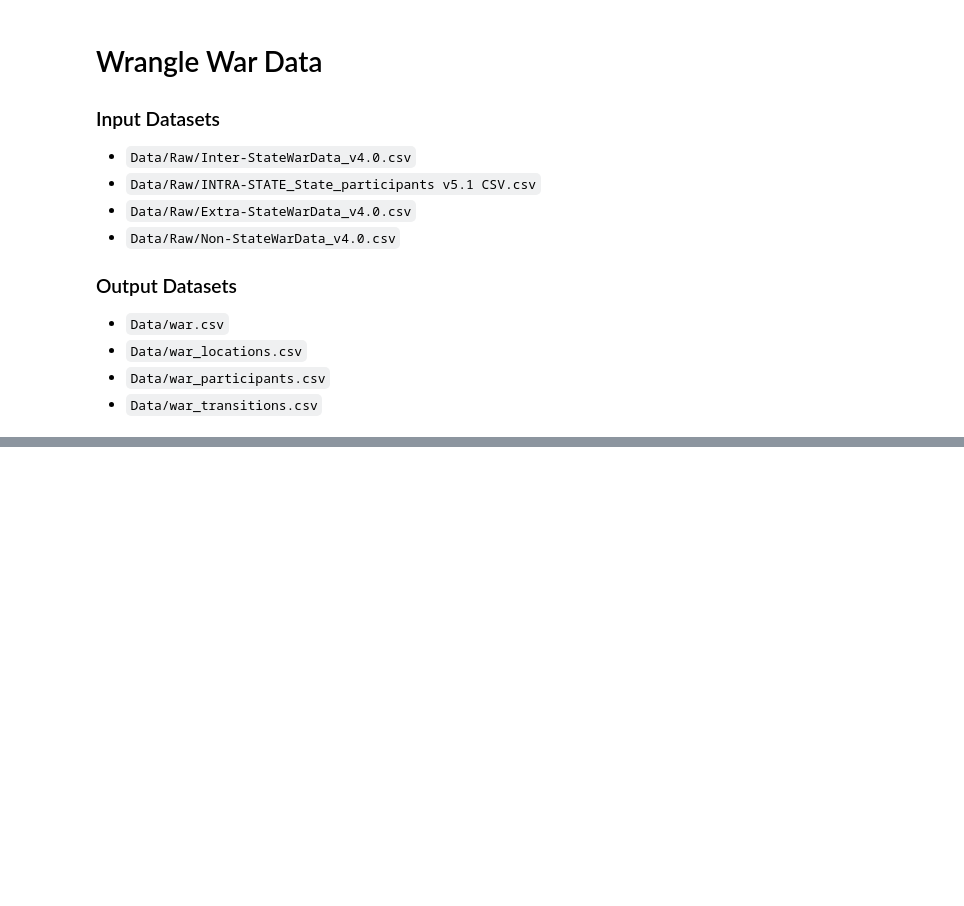
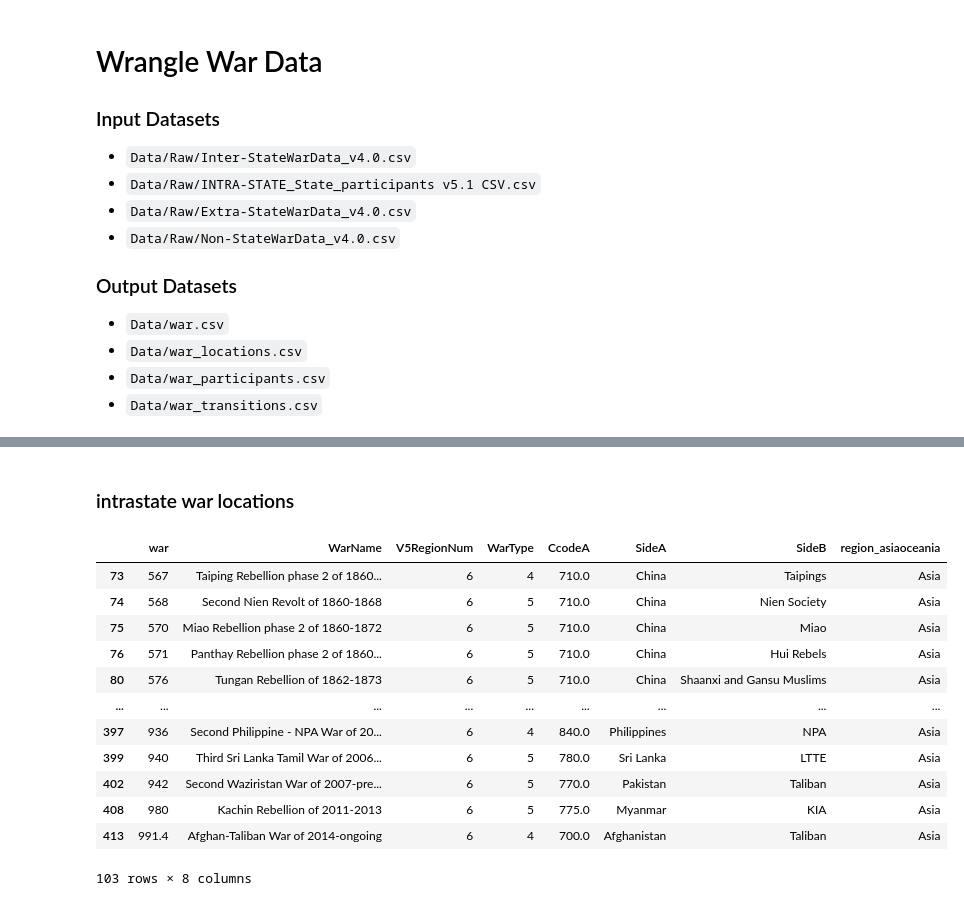
Before and after one commit to jenna-jordan/correlates-of-war, a Jupyter notebook: Wrangle/war.ipynb, the cells around one changed output, grey strips where cells are left out. Drawn from its saved outputs; the diff is of its cells as text; code cells hidden in the pictures; blank space fills up the shorter version.

Commit message:
finish war table, fix locations for intra and inter war

```diff
--- a/Wrangle/war.ipynb
+++ b/Wrangle/war.ipynb
@@ -18,10 +18,10 @@
 import pandas as pd
 import numpy as np
 # %%
-dfInterStateWar = pd.read_csv("../Data/Raw/Inter-StateWarData_v4.0.csv", encoding='utf-8', na_values=[-7, -8, -9])
-dfIntraStateWar = pd.read_csv("../Data/Raw/INTRA-STATE WARS v5.1 CSV.csv", encoding='latin-1', na_values=[-7, -8, -9])
-dfIntraStateWarPar = pd.read_csv("../Data/Raw/INTRA-STATE_State_participants v5.1 CSV.csv", encoding='latin-1', na_values=[-7, -8, -9])
-dfExtraStateWar = pd.read_csv("../Data/Raw/Extra-StateWarData_v4.0.csv", encoding='latin-1', na_values=[-7, -8, -9])
-dfNonStateWar = pd.read_csv("../Data/Raw/Non-StateWarData_v4.0.csv", encoding='utf-8', na_values=[-7, -8, -9])
+dfInterStateWar = pd.read_csv("../Data/Raw/Inter-StateWarData_v4.0.csv", encoding='utf-8', na_values=[-7, -8, -9], dtype={"WarNum": str})
+dfIntraStateWar = pd.read_csv("../Data/Raw/INTRA-STATE WARS v5.1 CSV.csv", encoding='latin-1', na_values=[-7, -8, -9], dtype={"WarNum": str, "Intnl": bool})
+dfIntraStateWarPar = pd.read_csv("../Data/Raw/INTRA-STATE_State_participants v5.1 CSV.csv", encoding='latin-1', na_values=[-7, -8, -9], dtype={"WarNum": str})
+dfExtraStateWar = pd.read_csv("../Data/Raw/Extra-StateWarData_v4.0.csv", encoding='latin-1', na_values=[-7, -8, -9], dtype={"WarNum": str, "Interven": bool})
+dfNonStateWar = pd.read_csv("../Data/Raw/Non-StateWarData_v4.0.csv", encoding='utf-8', na_values=[-7, -8, -9], dtype={"WarNum": str})
 
 dfPolities = pd.read_csv("../Data/polity.csv", encoding='utf-8')
@@ -84,0 +206,22 @@ dfWars
+# %% [markdown]
+### intrastate war locations
+# %%
+dfIntraLoc_pre = dfIntraStateWar[dfIntraStateWar.V5RegionNum == 6].iloc[:, 0:7].rename(columns={"WarNum":"war"})
+# %%
+dfIntraLoc_pre["region_asiaoceania"] = "Asia"
+dfIntraLoc_pre.loc[dfIntraLoc_pre['CcodeA'] >= 900, 'region_asiaoceania'] = "Oceania"
+dfIntraLoc_pre
+# %% [output]
+|  | war | WarName | V5RegionNum | WarType | CcodeA | SideA | SideB | region_asiaoceania |
+| 73 | 567 | Taiping Rebellion phase 2 of 1860... | 6 | 4 | 710.0 | China | Taipings | Asia |
+| 74 | 568 | Second Nien Revolt of 1860-1868 | 6 | 5 | 710.0 | China | Nien Society | Asia |
+| 75 | 570 | Miao Rebellion phase 2 of 1860-1872 | 6 | 5 | 710.0 | China | Miao | Asia |
+| 76 | 571 | Panthay Rebellion phase 2 of 1860... | 6 | 5 | 710.0 | China | Hui Rebels | Asia |
+| 80 | 576 | Tungan Rebellion of 1862-1873 | 6 | 5 | 710.0 | China | Shaanxi and Gansu Muslims | Asia |
+| ... | ... | ... | ... | ... | ... | ... | ... | ... |
+| 397 | 936 | Second Philippine - NPA War of 20... | 6 | 4 | 840.0 | Philippines | NPA | Asia |
+| 399 | 940 | Third Sri Lanka Tamil War of 2006... | 6 | 5 | 780.0 | Sri Lanka | LTTE | Asia |
+| 402 | 942 | Second Waziristan War of 2007-pre... | 6 | 5 | 770.0 | Pakistan | Taliban | Asia |
+| 408 | 980 | Kachin Rebellion of 2011-2013 | 6 | 5 | 775.0 | Myanmar | KIA | Asia |
+| 413 | 991.4 | Afghan-Taliban War of 2014-ongoing | 6 | 4 | 700.0 | Afghanistan | Taliban | Asia |
+103 rows × 8 columns
```
Also changed, not shown: parts of 25 cells of this notebook, 4 other files.
